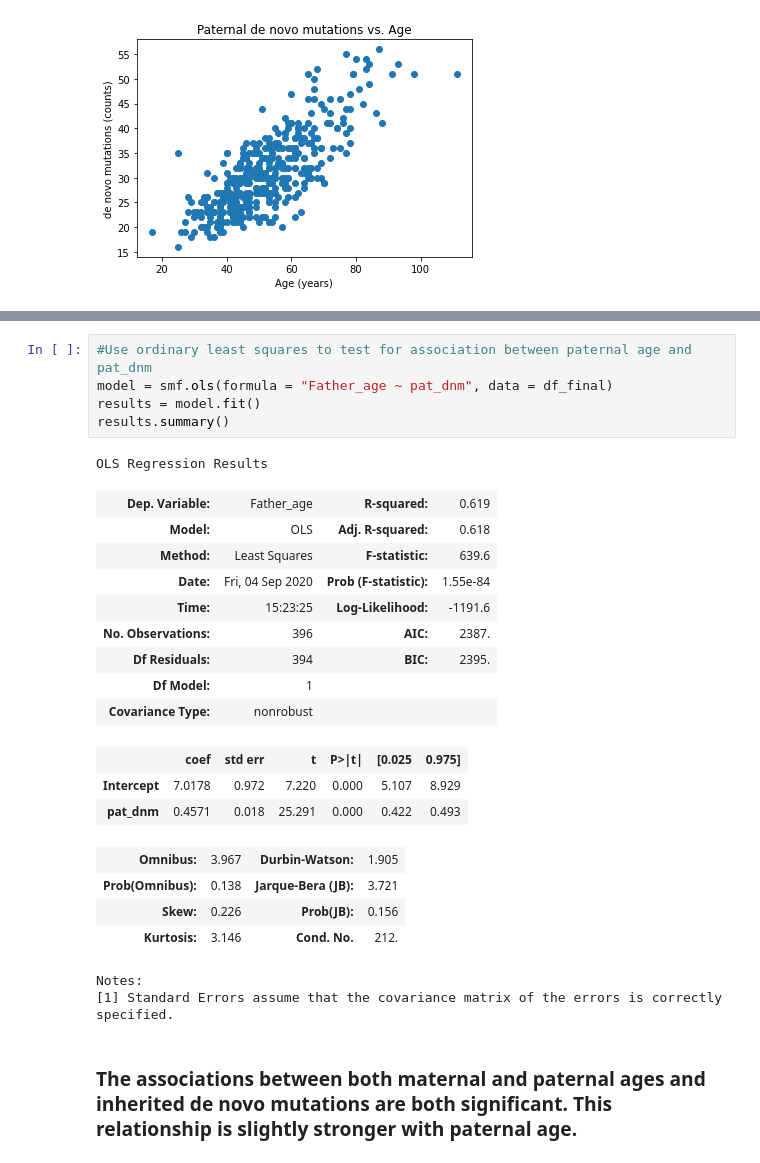
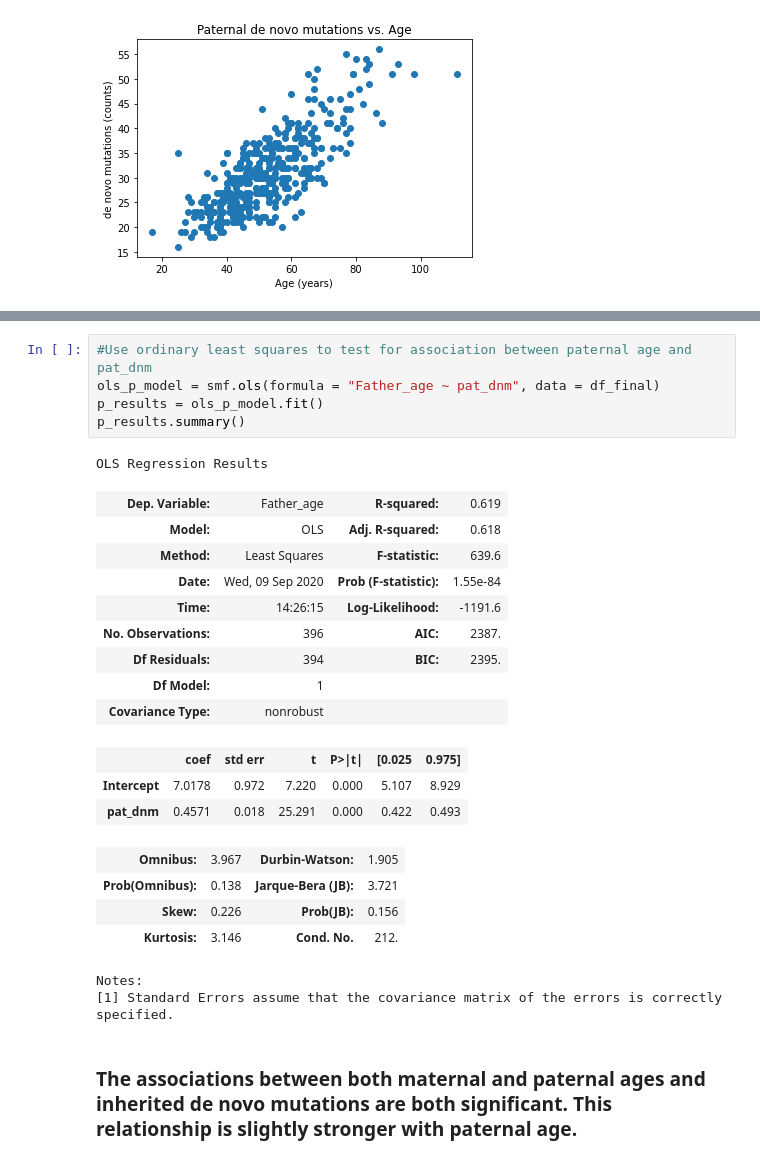
Before and after one commit to GiannaTricola/qbb2020-answers, a Jupyter notebook: Day5-lunch/Day5-lunch.ipynb, the cells around one changed output, grey strips where cells are left out. Cells and saved outputs as stored; diff of their text form.

```diff
--- a/Day5-lunch/Day5-lunch.ipynb
+++ b/Day5-lunch/Day5-lunch.ipynb
@@ -137,16 +137,16 @@ Notes:
 [1] Standard Errors assume that the covariance matrix of the errors is correctly specified.
 # %%
 #Use ordinary least squares to test for association between paternal age and pat_dnm
-model = smf.ols(formula = "Father_age ~ pat_dnm", data = df_final)
-results = model.fit()
-results.summary()
+ols_p_model = smf.ols(formula = "Father_age ~ pat_dnm", data = df_final)
+p_results = ols_p_model.fit()
+p_results.summary()
 # %% [output]
 OLS Regression Results
 | Dep. Variable: | Father_age | R-squared: | 0.619 |
 | Model: | OLS | Adj. R-squared: | 0.618 |
 | Method: | Least Squares | F-statistic: | 639.6 |
-| Date: | Fri, 04 Sep 2020 | Prob (F-statistic): | 1.55e-84 |
-| Time: | 15:23:25 | Log-Likelihood: | -1191.6 |
+| Date: | Wed, 09 Sep 2020 | Prob (F-statistic): | 1.55e-84 |
+| Time: | 14:26:15 | Log-Likelihood: | -1191.6 |
 | No. Observations: | 396 | AIC: | 2387. |
 | Df Residuals: | 394 | BIC: | 2395. |
 | Df Model: | 1 |  |  |
```
Also changed, not shown: parts of 4 cells of this notebook.
